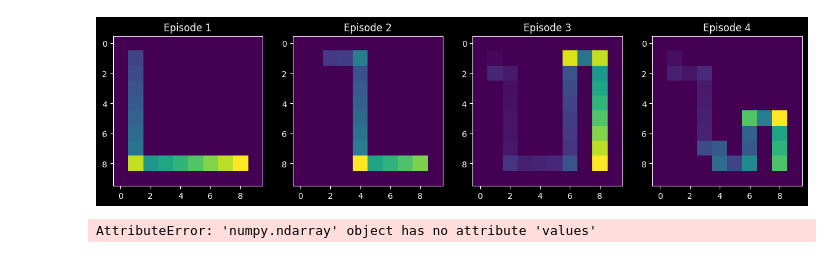
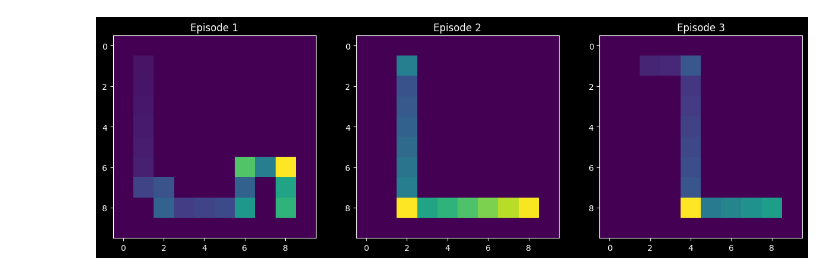
Before and after one commit to BorjaEst/spatial-navigation, a Jupyter notebook: notebooks/episodes.ipynb, the cells around one changed output. Saved outputs shown, nothing was run; the diff lists cells and outputs as text; code cells hidden in the pictures.

```diff
--- a/notebooks/episodes.ipynb
+++ b/notebooks/episodes.ipynb
@@ -30,11 +12,12 @@ trajectories.shape
 # %%
 plt.figure(figsize=(15, 5))
-for n, X in enumerate(trajectories):
-    plt.subplot(1, len(trajectories), n + 1)
+n_tr = min(3, len(trajectories))
+for n, X in enumerate(trajectories[:n_tr]):
+    plt.subplot(1, n_tr, n + 1)
     y = ehc.sequence(X, δ=0.9)
     plt.imshow(y.T, cmap="viridis")
     plt.title(f"Episode {n+1}")
 plt.show()
 # %% [output]
-[figure, old version]
+[figure, new version]
 # %%
@@ -46,9 +28,0 @@ ehc.learning(model, episodes)
-# %%
-Θ = model.sample_maps()
-map1_values = Θ[0].reshape(10, 10).T
-
-plt.figure(figsize=(15, 5))
-plt.subplot(1, 2, 1)
-plt.imshow(map1_values, cmap="viridis")
-# %% [output]
-AttributeError: 'numpy.ndarray' object has no attribute 'values'
```
Also changed, not shown: parts of 6 cells of this notebook.
